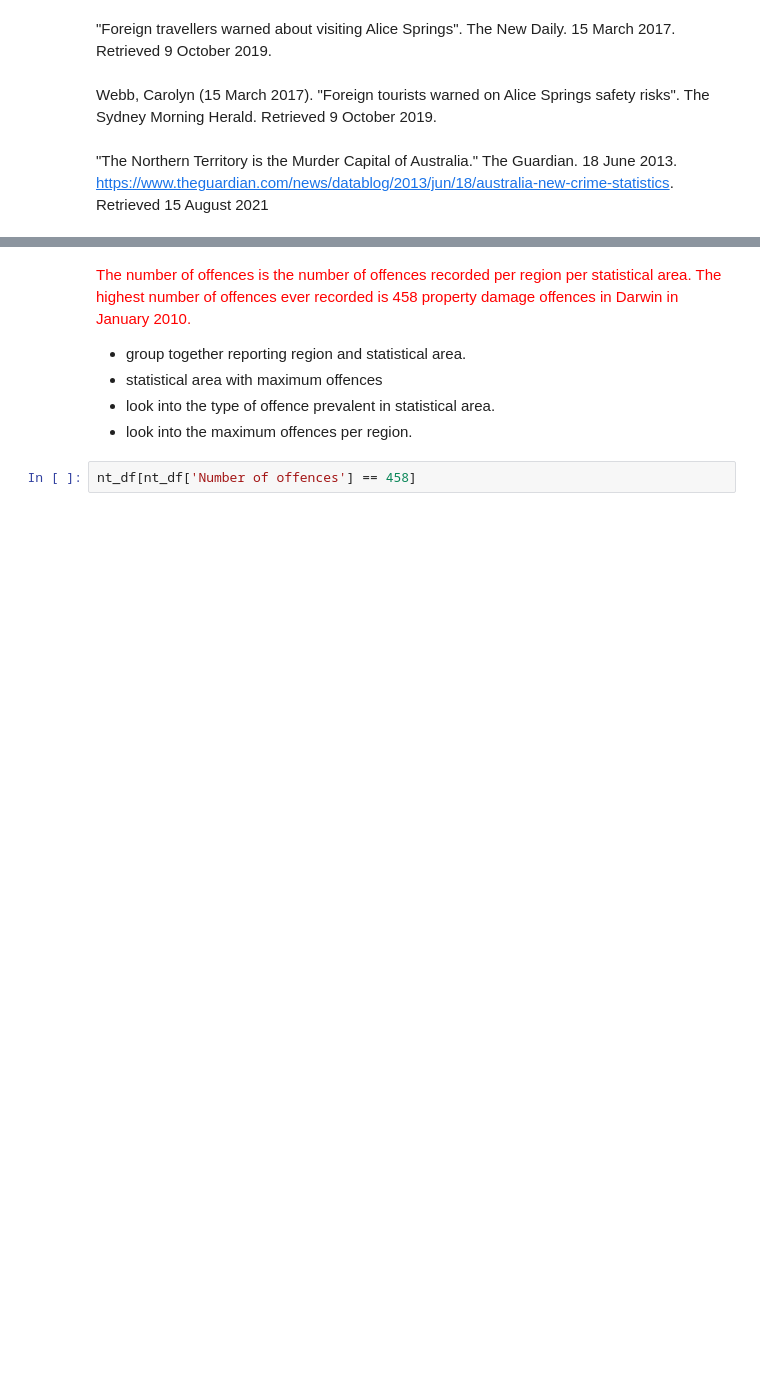
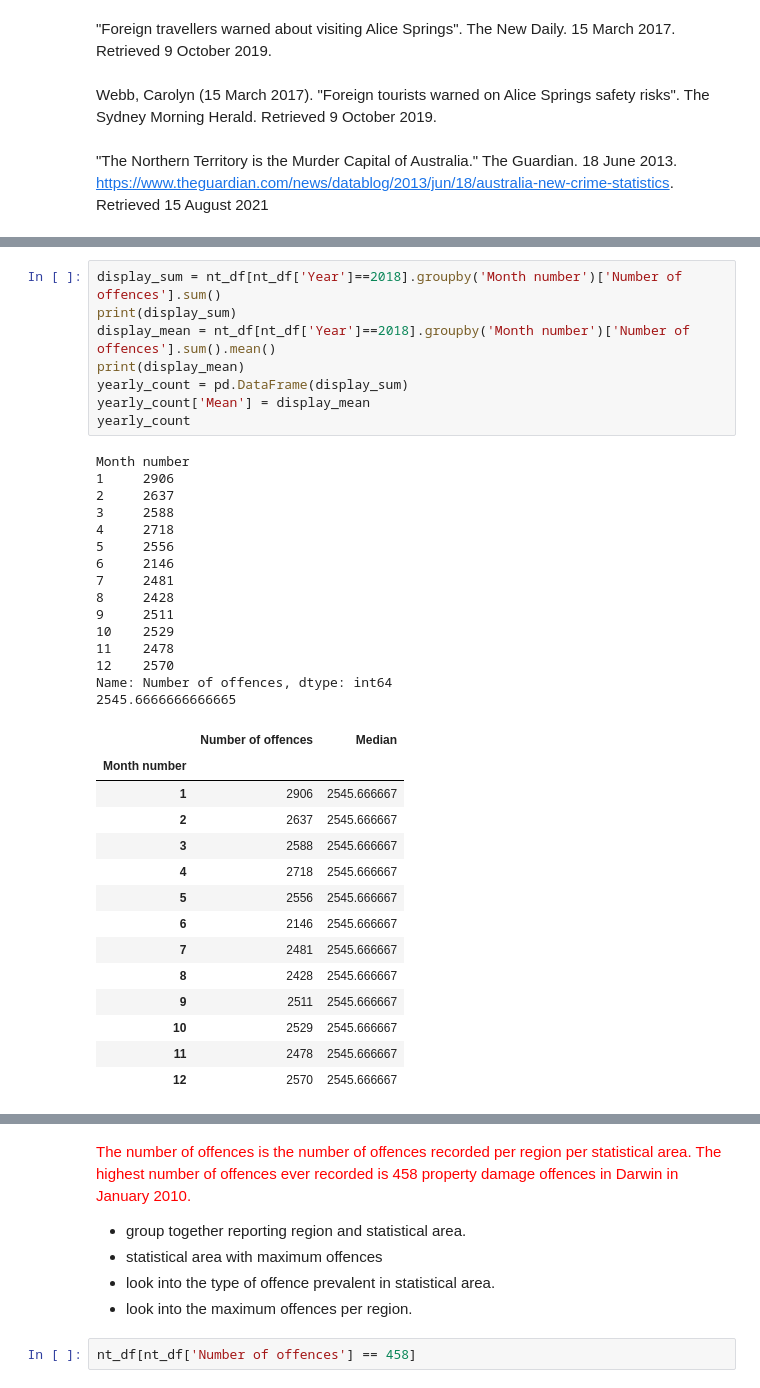
Before and after one commit to ShantiRoseCodes/solo_project, a Jupyter notebook: Domestic Violence.ipynb, the cells around one changed output, grey strips where cells are left out. Cells and saved outputs as stored; diff of their text form; blank space fills up the shorter version.

```diff
--- a/Domestic Violence.ipynb
+++ b/Domestic Violence.ipynb
@@ -168,0 +115,38 @@ nt_df.tail()
+# %%
+display_sum = nt_df[nt_df['Year']==2018].groupby('Month number')['Number of offences'].sum()
+print(display_sum)
+display_mean = nt_df[nt_df['Year']==2018].groupby('Month number')['Number of offences'].sum().mean()
+print(display_mean)
+yearly_count = pd.DataFrame(display_sum)
+yearly_count['Mean'] = display_mean
+yearly_count
+# %% [output]
+Month number
+1     2906
+2     2637
+3     2588
+4     2718
+5     2556
+6     2146
+7     2481
+8     2428
+9     2511
+10    2529
+11    2478
+12    2570
+Name: Number of offences, dtype: int64
+2545.6666666666665
+|  | Number of offences | Median |
+| Month number |  |  |
+| 1 | 2906 | 2545.666667 |
+| 2 | 2637 | 2545.666667 |
+| 3 | 2588 | 2545.666667 |
+| 4 | 2718 | 2545.666667 |
+| 5 | 2556 | 2545.666667 |
+| 6 | 2146 | 2545.666667 |
+| 7 | 2481 | 2545.666667 |
+| 8 | 2428 | 2545.666667 |
+| 9 | 2511 | 2545.666667 |
+| 10 | 2529 | 2545.666667 |
+| 11 | 2478 | 2545.666667 |
+| 12 | 2570 | 2545.666667 |
```
Also changed, not shown: parts of 34 cells of this notebook.
